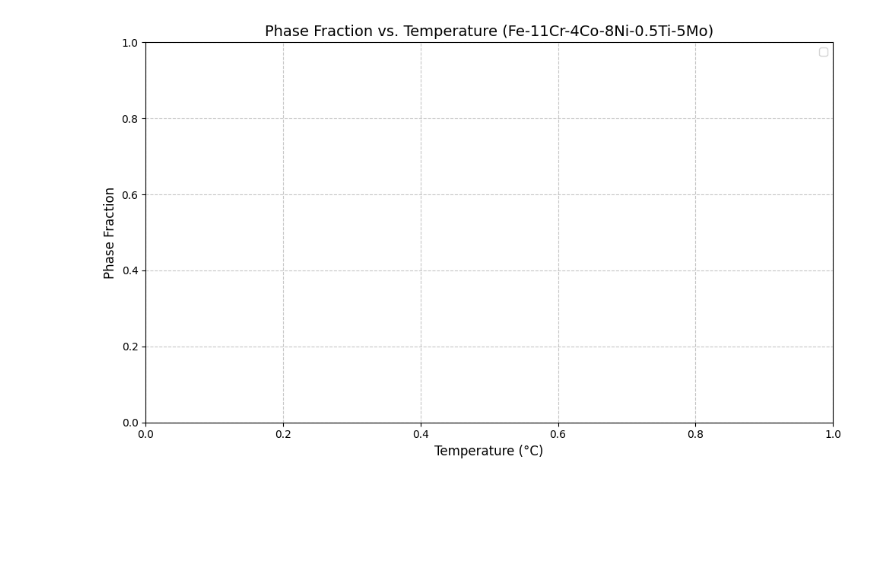
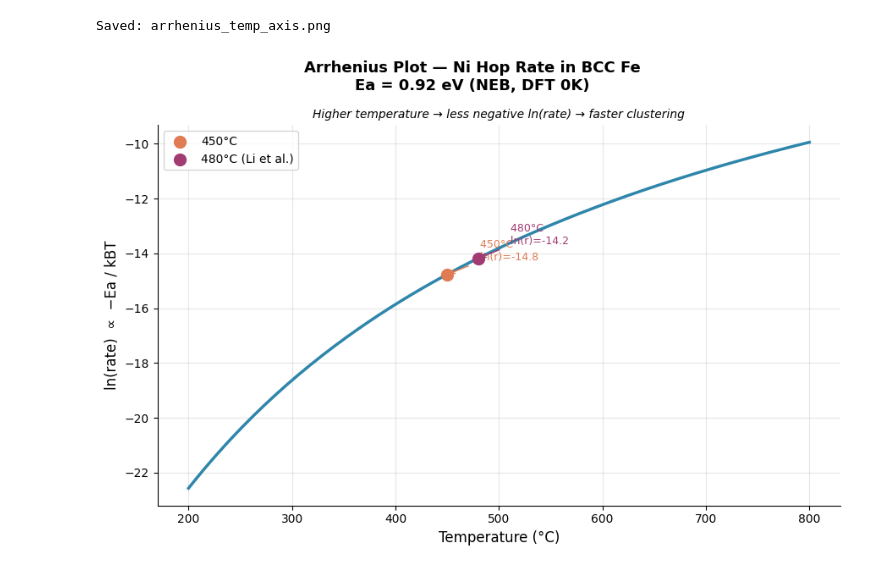
Before and after one commit to adityamoolya/maraging-steel-calphad, a Jupyter notebook: notebooks/3.ipynb, the cells around one changed output. Drawn from its saved outputs; the diff is of its cells as text; code cells hidden in the pictures; blank space fills up the shorter version.

```diff
--- a/notebooks/3.ipynb
+++ b/notebooks/3.ipynb
@@ -37,28 +93,43 @@ print(eq_result.NP.values)
-# %%
-import numpy as np
-# 5. Plotting Logic
-plt.figure(figsize=(10, 6))
-
-# Convert x-axis back to Celsius for readability
-temp_celsius = eq_result.T.values - 273.15
-
-for phase_name in phases:
-    # PyCalphad stores phase fractions in the 'NP' array
-    phase_frac = eq_result.NP.where(eq_result.Phase == phase_name).sum(dim='vertex').values.squeeze()
-
-    # Filter out trace phases (only plot if it hits at least 1% fraction)
-    if np.max(phase_frac) > 0.01:
-        plt.plot(temp_celsius, phase_frac, label=phase_name, linewidth=2)
-
-# Formatting the chart
-plt.xlabel('Temperature (°C)', fontsize=12)
-plt.ylabel('Phase Fraction', fontsize=12)
-plt.title('Phase Fraction vs. Temperature (Fe-11Cr-4Co-8Ni-0.5Ti-5Mo)', fontsize=14)
-plt.legend(loc='best')
-plt.grid(True, linestyle='--', alpha=0.7)
-plt.tight_layout()
-
-# Render
-plt.show()
-# %% [output]
-[figure, removed]
+# %%
+# python3 << 'EOF'
+import math
+import matplotlib.pyplot as plt
+import numpy as np
+
+Ea = 0.920  # eV
+kB = 8.617e-5  # eV/K
+
+temps_C = np.linspace(200, 800, 500)
+temps_K = temps_C + 273.15
+ln_rate = -Ea / (kB * temps_K)
+
+fig, ax = plt.subplots(figsize=(9, 6))
+fig.suptitle("Arrhenius Plot — Ni Hop Rate in BCC Fe\nEa = 0.92 eV (NEB, DFT 0K)",
+             fontsize=13, fontweight='bold')
+
+ax.plot(temps_C, ln_rate, color='#2E86AB', linewidth=2.5)
+
+for T, c, label in [(450, '#E07B54', '450°C'), (480, '#A23B72', '480°C (Li et al.)')]:
+    T_K = T + 273.15
+    y = -Ea / (kB * T_K)
+    ax.scatter([T], [y], color=c, s=100, zorder=5, label=label)
+    ax.annotate(f"  {T}°C\n  ln(r)={y:.1f}",
+                xy=(T, y), xytext=(T + 25, y + 0.5),
+                fontsize=9, color=c,
+                arrowprops=dict(arrowstyle='->', color=c))
+
+ax.set_xlabel("Temperature (°C)", fontsize=12)
+ax.set_ylabel("ln(rate)  ∝  −Ea / kBT", fontsize=12)
+ax.set_title("Higher temperature → less negative ln(rate) → faster clustering",
+             fontsize=10, style='italic')
+ax.legend(fontsize=10)
+ax.grid(True, alpha=0.3)
+ax.spines[['top', 'right']].set_visible(False)
+
+plt.tight_layout()
+plt.savefig("arrhenius_temp_axis.png", dpi=180, bbox_inches='tight')
+print("Saved: arrhenius_temp_axis.png")
+# EOF
+# %% [output]
+Saved: arrhenius_temp_axis.png
+[figure, added]
```
Also changed, not shown: parts of 2 cells of this notebook, 4 other files.
